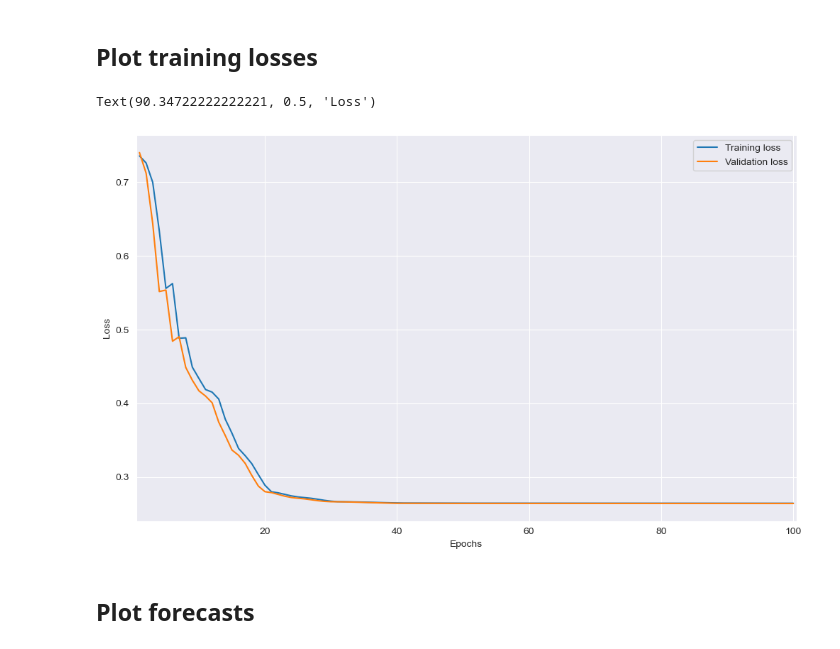
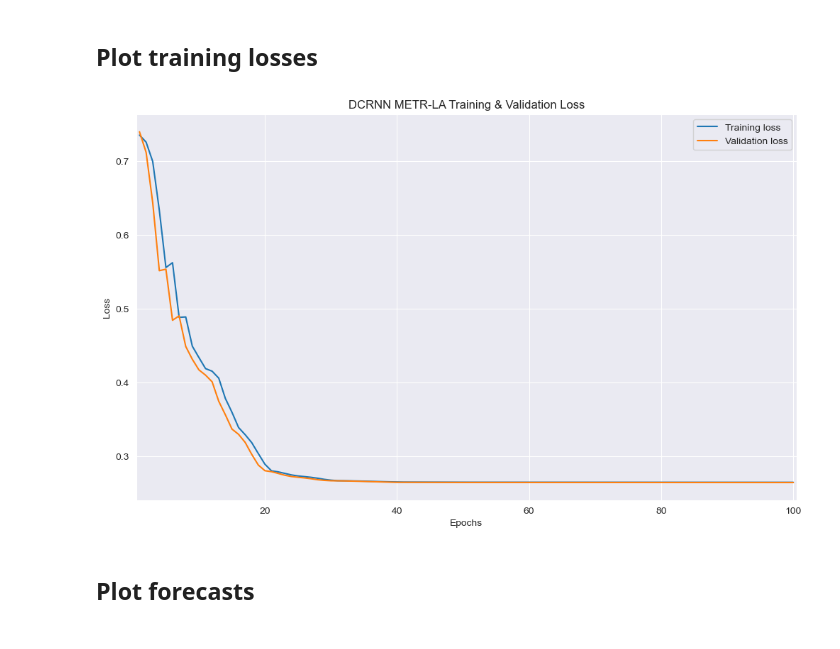
Before and after one commit to AnnetteJing/CS224W_Project, a Jupyter notebook: analysis/results_visual.ipynb, the cells around one changed output. Drawn from its saved outputs; the diff is of its cells as text; code cells hidden in the pictures.

```diff
--- a/analysis/results_visual.ipynb
+++ b/analysis/results_visual.ipynb
@@ -54,21 +62,24 @@ losses = {
     mode: np.load(os.path.join(RESULTS_PATH, model, dataset, f"loss_{mode}.npy"))
     for mode in {"train", "valid"}
 }
-# %%
-num_epochs = losses["train"].shape[0]
-assert num_epochs == losses["valid"].shape[0]
-
-_, ax = plt.subplots(nrows=1, ncols=1, figsize=(10, 6))
-plt.tight_layout()
-ax.plot(range(1, num_epochs + 1), losses["train"], label="Training loss")
-ax.plot(range(1, num_epochs + 1), losses["valid"], label="Validation loss")
-ax.legend(loc=1)
-ax.set_xlim(0.5, num_epochs + 0.5)
-ax.set_xlabel("Epochs")
-ax.set_ylabel("Loss")
-# %% [output]
-Text(90.34722222222221, 0.5, 'Loss')
-[figure, removed]
+# %%
+def plot_loss(losses: dict[str, np.ndarray], title: Optional[str] = None):
+    num_epochs = losses["train"].shape[0]
+    assert num_epochs == losses["valid"].shape[0]
+    _, ax = plt.subplots(nrows=1, ncols=1, figsize=(10, 6))
+    plt.tight_layout()
+    ax.plot(range(1, num_epochs + 1), losses["train"], label="Training loss")
+    ax.plot(range(1, num_epochs + 1), losses["valid"], label="Validation loss")
+    ax.legend(loc=1)
+    ax.set_xlim(0.5, num_epochs + 0.5)
+    ax.set_xlabel("Epochs")
+    ax.set_ylabel("Loss")
+    if title is not None:
+        ax.set_title(title)
+# %%
+plot_loss(losses, title="DCRNN METR-LA Training & Validation Loss")
+# %% [output]
+[figure, added]
 # %% [markdown]
 ## Plot forecasts
 # %%
```
Also changed, not shown: parts of 4 cells of this notebook.
